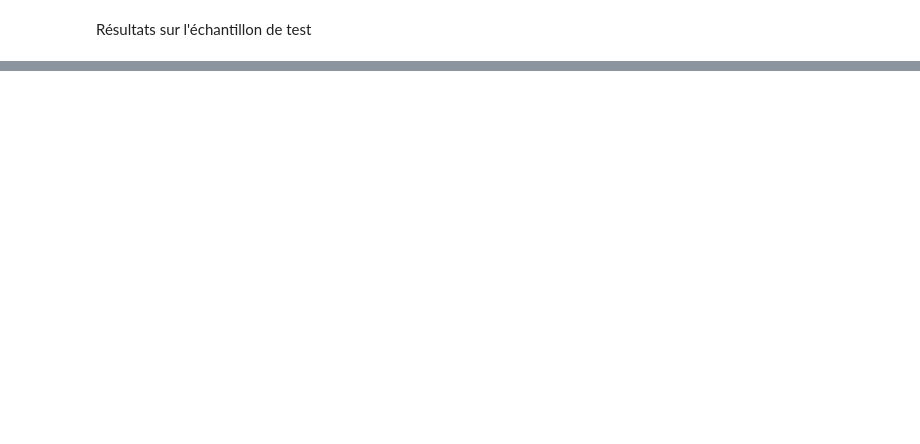
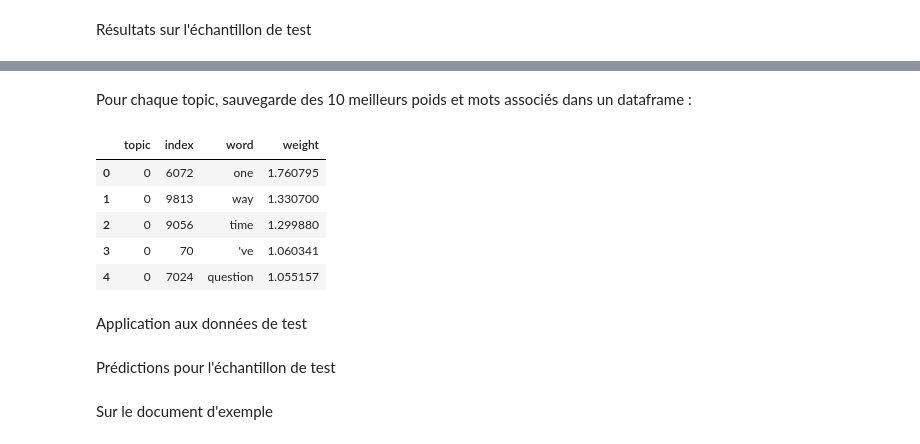
Before and after one commit to sycod/OC_P5_SoF, a Jupyter notebook: 3_non_supervise.ipynb, the cells around one changed output, grey strips where cells are left out. Drawn from its saved outputs; the diff is of its cells as text; code cells hidden in the pictures; blank space fills up the shorter version.

```diff
--- a/3_non_supervise.ipynb
+++ b/3_non_supervise.ipynb
@@ -393,0 +435,14 @@ Score:  0.047 - Duration:  16.0
+# %% [markdown]
+Pour chaque topic, sauvegarde des 10 meilleurs poids et mots associés dans un dataframe :
+# %%
+nmf_df = topic_weights_df(nmf, tfidf_names)
+nmf_df.head()
+# %% [output]
+|  | topic | index | word | weight |
+| 0 | 0 | 6072 | one | 1.760795 |
+| 1 | 0 | 9813 | way | 1.330700 |
+| 2 | 0 | 9056 | time | 1.299880 |
+| 3 | 0 | 70 | 've | 1.060341 |
+| 4 | 0 | 7024 | question | 1.055157 |
+# %% [markdown]
+Application aux données de test
@@ -393,0 +453,2 @@ Score:  0.047 - Duration:  16.0
+# %% [markdown]
+Prédictions pour l'échantillon de test
@@ -393,0 +457,2 @@ Score:  0.047 - Duration:  16.0
+# %% [markdown]
+Sur le document d'exemple
```
Also changed, not shown: parts of 44 cells of this notebook, 4 other files.
